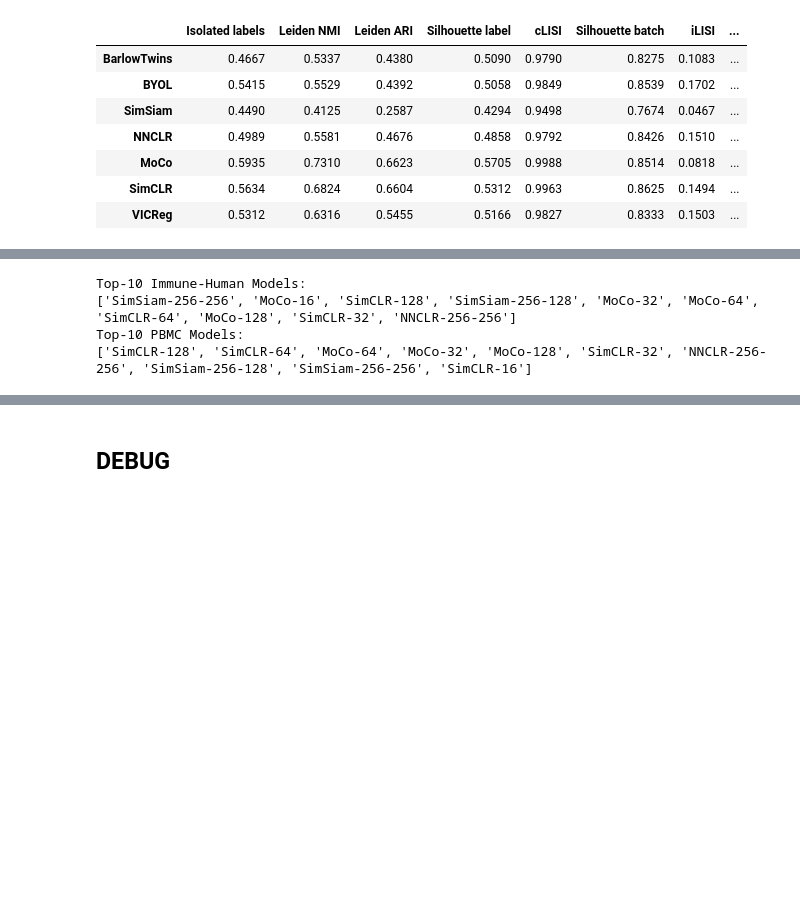
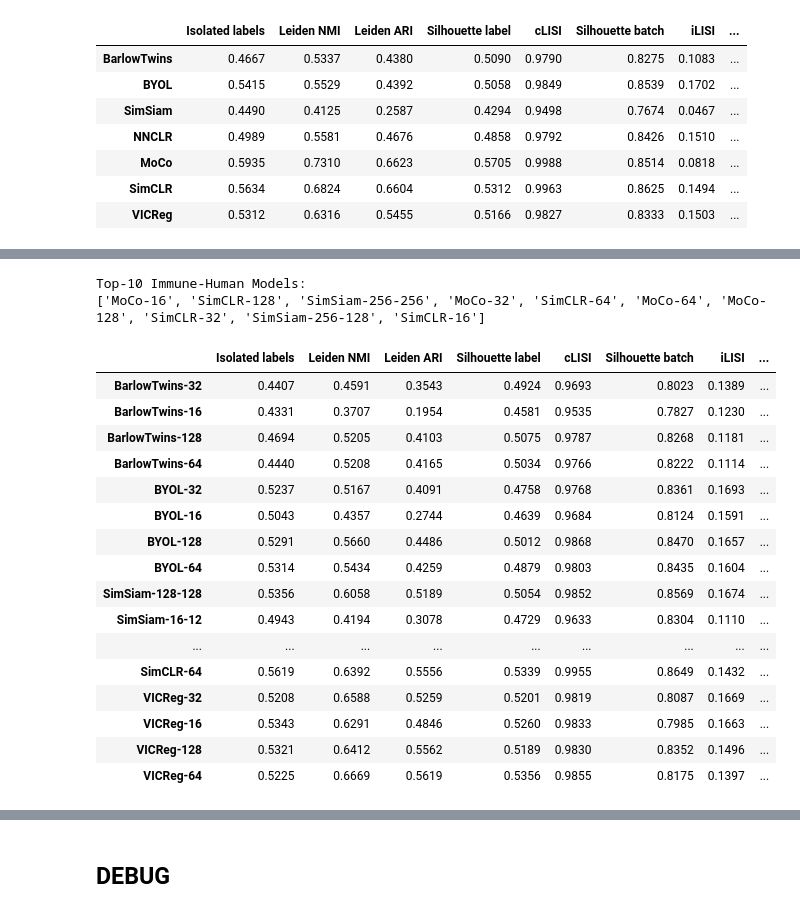
Before and after one commit to OlgaOvcharenko/scAugmentBench, a Jupyter notebook: debug.ipynb, the cells around one changed output, grey strips where cells are left out. Saved outputs shown, nothing was run; the diff lists cells and outputs as text; code cells hidden in the pictures; blank space fills up the shorter version.

```diff
--- a/debug.ipynb
+++ b/debug.ipynb
@@ -126,14 +126,39 @@ from evaluator import collect_runs, unify_table, scale_table
 # %%
 from evaluator import get_best_params, scale_table
 
-final_pbmc = get_best_params(dirname="dimension-ablation-vol2", dname="PBMC-2D")
-final_immune = get_best_params(dirname="dimension-ablation-vol2", dname="ImmHuman")
+#final_pbmc, _ = get_best_params(dirname="dimension-ablation-vol2", dname="PBMC-2D")
+final_immune, _ = get_best_params(dirname="dimension-ablation-vol2", dname="ImmHuman")
 
-scaled_pbmc = scale_table(final_pbmc.copy())
+mask_immune, _ = get_best_params(dirname="augmentation-ablation-vol1", dname="ImmHuman")
+bbknn_immune, _ = get_best_params(dirname="augmentation-ablation-vol5", dname="ImmHuman")
+crossover_immune, _ = get_best_params(dirname="augmentation-ablation-vol4", dname="ImmHuman")
+gauss_immune, _ = get_best_params(dirname="augmentation-ablation-vol2", dname="ImmHuman")
+innerswap_immune, _ = get_best_params(dirname="augmentation-ablation-vol3", dname="ImmHuman")
+
+#scaled_pbmc = scale_table(final_pbmc.copy())
 scaled_immune = scale_table(final_immune.copy())
+scaled_mask_immune = scale_table(mask_immune.copy())
+scaled_bbknn_immune = scale_table(bbknn_immune.copy())
+scaled_crossover_immune = scale_table(crossover_immune.copy())
+scaled_innerswap_immune = scale_table(innerswap_immune.copy())
+scaled_gauss_immune = scale_table(gauss_immune.copy())
 
-final_pbmc.to_csv("pbmc_2d-dimensions.csv")
-scaled_pbmc.to_csv("pbmc_2d-dimensions-scaled.csv")
+
+#final_pbmc.to_csv("pbmc_2d-dimensions.csv")
+#scaled_pbmc.to_csv("pbmc_2d-dimensions-scaled.csv")
+
 final_immune.to_csv("immhuman-dimensions.csv")
 scaled_immune.to_csv("immhuman-dimensions-scaled.csv")
+
+bbknn_immune.to_csv("immhuman-bbknn.csv")
+scaled_bbknn_immune.to_csv("immhuman-bbknn-scaled.csv")
+
+crossover_immune.to_csv("immhuman-crossover.csv")
+scaled_crossover_immune.to_csv("immhuman-crossover-scaled.csv")
+
+innerswap_immune.to_csv("immhuman-innerswap.csv")
+scaled_innerswap_immune.to_csv("immhuman-innerswap-scaled.csv")
+
+gauss_immune.to_csv("immhuman-gauss.csv")
+scaled_gauss_immune.to_csv("immhuman-gauss-scaled.csv")
 # %% [output]
@@ -157,13 +217,31 @@ Max num seeds: 6.
 # %%
 #scaled.sort_values("Batch correction")
 #scaled.sort_values("Bio conservation")
-top10_pbmc = scaled_pbmc.sort_values("Total", ascending=False).index[:10]
+#top10_pbmc = scaled_pbmc.sort_values("Total", ascending=False).index[:10]
+#print(f"Top-10 PBMC Models:\n{list(top10_pbmc)}")
+
 top10_immune = scaled_immune.sort_values("Total", ascending=False).index[:10]
 
 print(f"Top-10 Immune-Human Models:\n{list(top10_immune)}")
-print(f"Top-10 PBMC Models:\n{list(top10_pbmc)}")
+scaled_immune
+#final_immune
 # %% [output]
 Top-10 Immune-Human Models:
-['SimSiam-256-256', 'MoCo-16', 'SimCLR-128', 'SimSiam-256-128', 'MoCo-32', 'MoCo-64', 'SimCLR-64', 'MoCo-128', 'SimCLR-32', 'NNCLR-256-256']
-Top-10 PBMC Models:
-['SimCLR-128', 'SimCLR-64', 'MoCo-64', 'MoCo-32', 'MoCo-128', 'SimCLR-32', 'NNCLR-256-256', 'SimSiam-256-128', 'SimSiam-256-256', 'SimCLR-16']
+['MoCo-16', 'SimCLR-128', 'SimSiam-256-256', 'MoCo-32', 'SimCLR-64', 'MoCo-64', 'MoCo-128', 'SimCLR-32', 'SimSiam-256-128', 'SimCLR-16']
+|  | Isolated labels | Leiden NMI | Leiden ARI | Silhouette label | cLISI | Silhouette batch | iLISI | ... |
+| BarlowTwins-32 | 0.4407 | 0.4591 | 0.3543 | 0.4924 | 0.9693 | 0.8023 | 0.1389 | ... |
+| BarlowTwins-16 | 0.4331 | 0.3707 | 0.1954 | 0.4581 | 0.9535 | 0.7827 | 0.1230 | ... |
+| BarlowTwins-128 | 0.4694 | 0.5205 | 0.4103 | 0.5075 | 0.9787 | 0.8268 | 0.1181 | ... |
+| BarlowTwins-64 | 0.4440 | 0.5208 | 0.4165 | 0.5034 | 0.9766 | 0.8222 | 0.1114 | ... |
+| BYOL-32 | 0.5237 | 0.5167 | 0.4091 | 0.4758 | 0.9768 | 0.8361 | 0.1693 | ... |
+| BYOL-16 | 0.5043 | 0.4357 | 0.2744 | 0.4639 | 0.9684 | 0.8124 | 0.1591 | ... |
+| BYOL-128 | 0.5291 | 0.5660 | 0.4486 | 0.5012 | 0.9868 | 0.8470 | 0.1657 | ... |
+| BYOL-64 | 0.5314 | 0.5434 | 0.4259 | 0.4879 | 0.9803 | 0.8435 | 0.1604 | ... |
+| SimSiam-128-128 | 0.5356 | 0.6058 | 0.5189 | 0.5054 | 0.9852 | 0.8569 | 0.1674 | ... |
+| SimSiam-16-12 | 0.4943 | 0.4194 | 0.3078 | 0.4729 | 0.9633 | 0.8304 | 0.1110 | ... |
+| ... | ... | ... | ... | ... | ... | ... | ... | ... |
+| SimCLR-64 | 0.5619 | 0.6392 | 0.5556 | 0.5339 | 0.9955 | 0.8649 | 0.1432 | ... |
+| VICReg-32 | 0.5208 | 0.6588 | 0.5259 | 0.5201 | 0.9819 | 0.8087 | 0.1669 | ... |
+| VICReg-16 | 0.5343 | 0.6291 | 0.4846 | 0.5260 | 0.9833 | 0.7985 | 0.1663 | ... |
+| VICReg-128 | 0.5321 | 0.6412 | 0.5562 | 0.5189 | 0.9830 | 0.8352 | 0.1496 | ... |
+| VICReg-64 | 0.5225 | 0.6669 | 0.5619 | 0.5356 | 0.9855 | 0.8175 | 0.1397 | ... |
```
Also changed, not shown: parts of 12 cells of this notebook, 41 other files.
